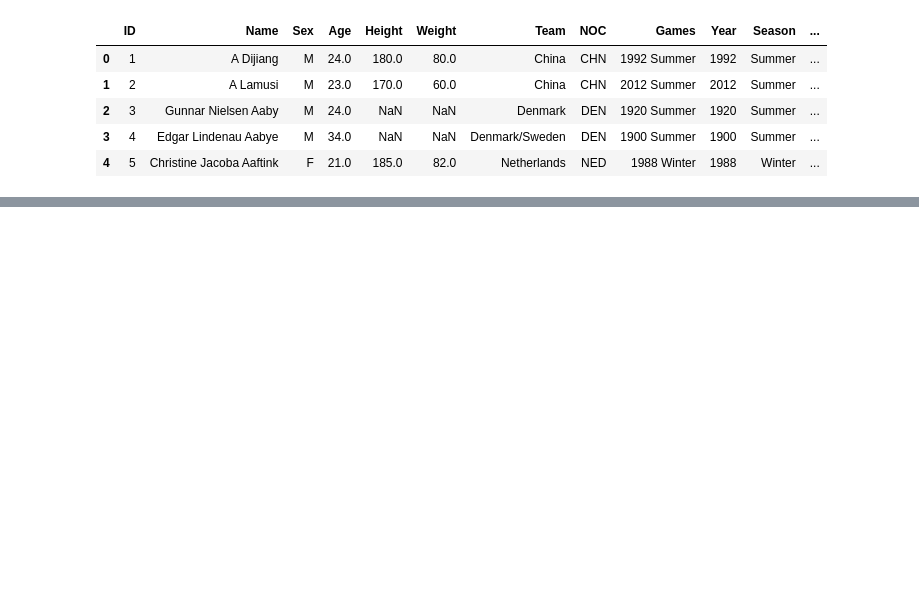
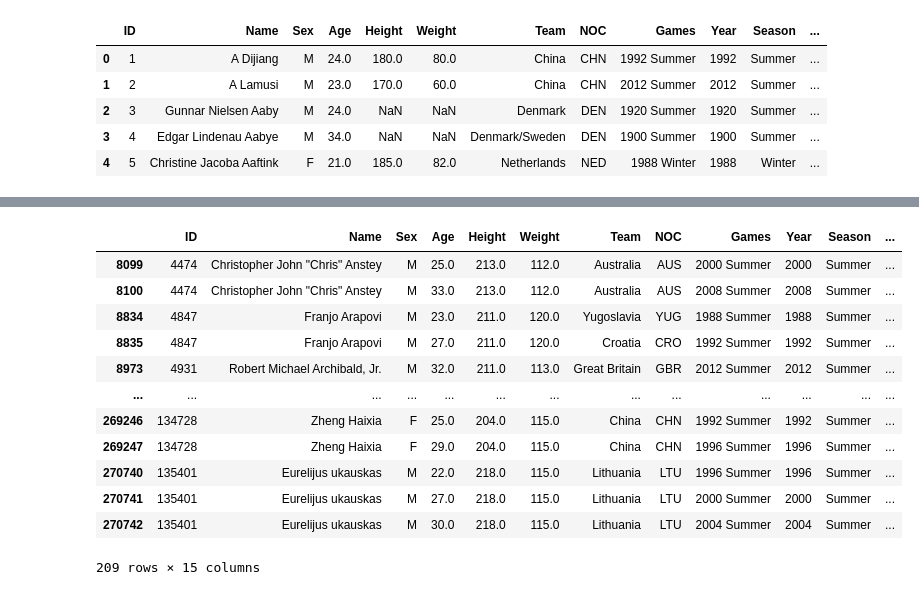
Before and after one commit to smlatic/Dashboard-Olympics-project, a Jupyter notebook: Sara_upg1.ipynb, the cells around one changed output, grey strips where cells are left out. Drawn from its saved outputs; the diff is of its cells as text; code cells hidden in the pictures; blank space fills up the shorter version.

```diff
--- a/Sara_upg1.ipynb
+++ b/Sara_upg1.ipynb
@@ -16,0 +60,17 @@ df.head()
+# %%
+sports_weight = sports.query("Weight > 110")
+sports_weight
+# %% [output]
+|  | ID | Name | Sex | Age | Height | Weight | Team | NOC | Games | Year | Season | ... |
+| 8099 | 4474 | Christopher John "Chris" Anstey | M | 25.0 | 213.0 | 112.0 | Australia | AUS | 2000 Summer | 2000 | Summer | ... |
+| 8100 | 4474 | Christopher John "Chris" Anstey | M | 33.0 | 213.0 | 112.0 | Australia | AUS | 2008 Summer | 2008 | Summer | ... |
+| 8834 | 4847 | Franjo Arapovi | M | 23.0 | 211.0 | 120.0 | Yugoslavia | YUG | 1988 Summer | 1988 | Summer | ... |
+| 8835 | 4847 | Franjo Arapovi | M | 27.0 | 211.0 | 120.0 | Croatia | CRO | 1992 Summer | 1992 | Summer | ... |
+| 8973 | 4931 | Robert Michael Archibald, Jr. | M | 32.0 | 211.0 | 113.0 | Great Britain | GBR | 2012 Summer | 2012 | Summer | ... |
+| ... | ... | ... | ... | ... | ... | ... | ... | ... | ... | ... | ... | ... |
+| 269246 | 134728 | Zheng Haixia | F | 25.0 | 204.0 | 115.0 | China | CHN | 1992 Summer | 1992 | Summer | ... |
+| 269247 | 134728 | Zheng Haixia | F | 29.0 | 204.0 | 115.0 | China | CHN | 1996 Summer | 1996 | Summer | ... |
+| 270740 | 135401 | Eurelijus ukauskas | M | 22.0 | 218.0 | 115.0 | Lithuania | LTU | 1996 Summer | 1996 | Summer | ... |
+| 270741 | 135401 | Eurelijus ukauskas | M | 27.0 | 218.0 | 115.0 | Lithuania | LTU | 2000 Summer | 2000 | Summer | ... |
+| 270742 | 135401 | Eurelijus ukauskas | M | 30.0 | 218.0 | 115.0 | Lithuania | LTU | 2004 Summer | 2004 | Summer | ... |
+209 rows × 15 columns
```
Also changed, not shown: parts of 8 cells of this notebook, 1 other file.
